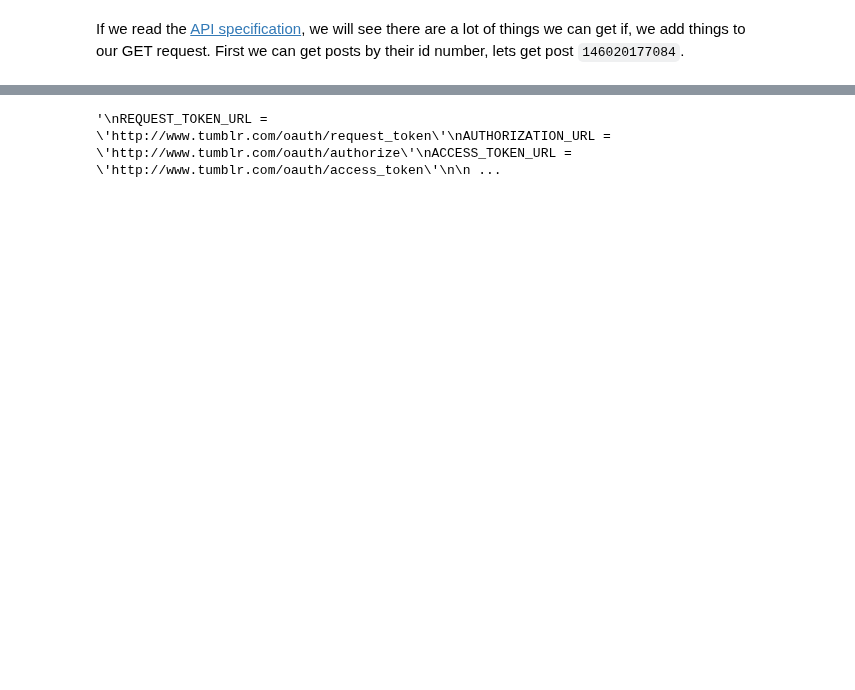
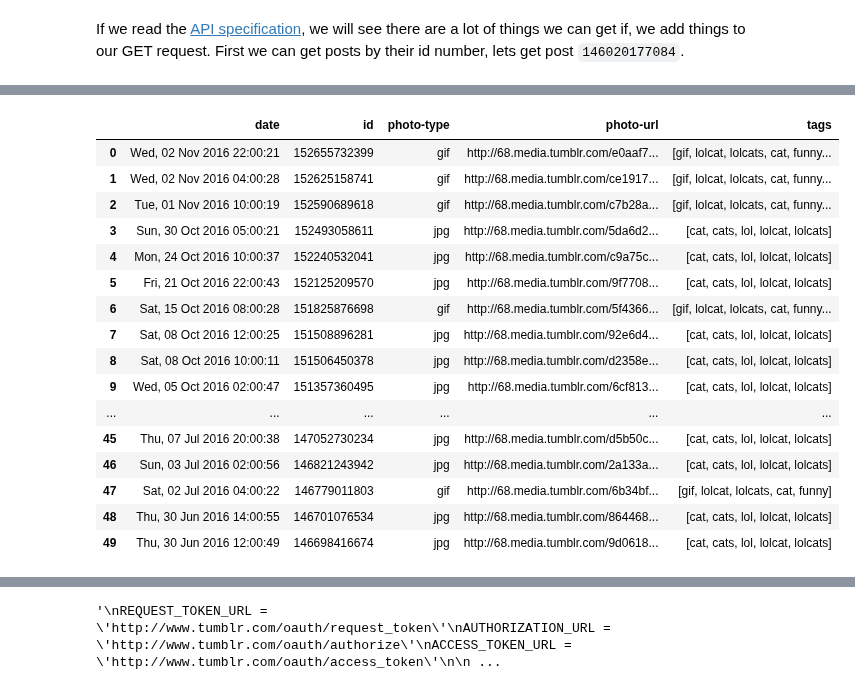
Before and after one commit to KnowledgeLab/content_analysis, a Jupyter notebook: notebooks/1-intro.ipynb, the cells around one changed output, grey strips where cells are left out. Drawn from its saved outputs; the diff is of its cells as text; code cells hidden in the pictures; blank space fills up the shorter version.

Commit message:
Added tumblr and pdf stuff

```diff
--- a/notebooks/1-intro.ipynb
+++ b/notebooks/1-intro.ipynb
@@ -312 +319,73 @@ with open('lolcat.gif', 'wb') as f:
+# %%
+#Putting a max in case the blog has millions of images
+#The given max will be rounded up to the nearest multiple of 50
+def tumblrImageScrape(blogName, maxImages = 200):
+    #Restating this here so the function isn't dependent on any external variables
+    tumblrAPItarget = 'http://{}.tumblr.com/api/read/json'
+
+    #There are a bunch of possible locations for the photo url
+    possiblePhotoSuffixes = [1280, 500, 400, 250, 100]
+
+    #We will convert this to a DataFrame at the end
+    postsData = {
+        'id' : [],
+        'photo-url' : [],
+        'date' : [],
+        'tags' : [],
+        'photo-type' : []
+    }
+
+    #Tumblr limits us to a max of 50 posts per request
+    for requestNum in range(maxImages // 50):
+        requestParams = {
+            'start' : requestNum * 50,
+            'num' : 50,
+            'type' : 'photo'
+        }
+        r = requests.get(tumblrAPItarget.format(blogName), params = requestParams)
+        requestDict = json.loads(r.text[len('var tumblr_api_read = '):-2])
+        for postDict in requestDict['posts']:
+            #We are dealing with uncleaned data, we cannot trust it
+            try:
+                postsData['id'].append(postDict['id'])
+                postsData['date'].append(postDict['date'])
+                postsData['tags'].append(postDict['tags'])
+            except KeyError as e:
+                raise KeyError("Post {} from {} is missing: {}".format(postDict['id'], blogName, e))
+
+            foundSuffix = False
+            for suffix in possiblePhotoSuffixes:
+                try:
+                    photoURL = postDict['photo-url-{}'.format(suffix)]
+                    postsData['photo-url'].append(photoURL)
+                    postsData['photo-type'].append(photoURL.split('.')[-1])
+                    foundSuffix = True
+                    break
+                except KeyError:
+                    pass
+            if not foundSuffix:
+                #Make sure your error messages are useful
+                #You will be one of the users
+                raise KeyError("Post {} from {} is missing a photo url".format(postDict['id'], blogName))
+
+    return pandas.DataFrame(postsData)
+tumblrImageScrape('lolcats-lol-cat', 50)
+# %% [output]
+|  | date | id | photo-type | photo-url | tags |
+| 0 | Wed, 02 Nov 2016 22:00:21 | 152655732399 | gif | http://68.media.tumblr.com/e0aaf7... | [gif, lolcat, lolcats, cat, funny... |
+| 1 | Wed, 02 Nov 2016 04:00:28 | 152625158741 | gif | http://68.media.tumblr.com/ce1917... | [gif, lolcat, lolcats, cat, funny... |
+| 2 | Tue, 01 Nov 2016 10:00:19 | 152590689618 | gif | http://68.media.tumblr.com/c7b28a... | [gif, lolcat, lolcats, cat, funny... |
+| 3 | Sun, 30 Oct 2016 05:00:21 | 152493058611 | jpg | http://68.media.tumblr.com/5da6d2... | [cat, cats, lol, lolcat, lolcats] |
+| 4 | Mon, 24 Oct 2016 10:00:37 | 152240532041 | jpg | http://68.media.tumblr.com/c9a75c... | [cat, cats, lol, lolcat, lolcats] |
+| 5 | Fri, 21 Oct 2016 22:00:43 | 152125209570 | jpg | http://68.media.tumblr.com/9f7708... | [cat, cats, lol, lolcat, lolcats] |
+| 6 | Sat, 15 Oct 2016 08:00:28 | 151825876698 | gif | http://68.media.tumblr.com/5f4366... | [gif, lolcat, lolcats, cat, funny... |
+| 7 | Sat, 08 Oct 2016 12:00:25 | 151508896281 | jpg | http://68.media.tumblr.com/92e6d4... | [cat, cats, lol, lolcat, lolcats] |
+| 8 | Sat, 08 Oct 2016 10:00:11 | 151506450378 | jpg | http://68.media.tumblr.com/d2358e... | [cat, cats, lol, lolcat, lolcats] |
+| 9 | Wed, 05 Oct 2016 02:00:47 | 151357360495 | jpg | http://68.media.tumblr.com/6cf813... | [cat, cats, lol, lolcat, lolcats] |
+| ... | ... | ... | ... | ... | ... |
+| 45 | Thu, 07 Jul 2016 20:00:38 | 147052730234 | jpg | http://68.media.tumblr.com/d5b50c... | [cat, cats, lol, lolcat, lolcats] |
+| 46 | Sun, 03 Jul 2016 02:00:56 | 146821243942 | jpg | http://68.media.tumblr.com/2a133a... | [cat, cats, lol, lolcat, lolcats] |
+| 47 | Sat, 02 Jul 2016 04:00:22 | 146779011803 | gif | http://68.media.tumblr.com/6b34bf... | [gif, lolcat, lolcats, cat, funny] |
+| 48 | Thu, 30 Jun 2016 14:00:55 | 146701076534 | jpg | http://68.media.tumblr.com/864468... | [cat, cats, lol, lolcat, lolcats] |
+| 49 | Thu, 30 Jun 2016 12:00:49 | 146698416674 | jpg | http://68.media.tumblr.com/9d0618... | [cat, cats, lol, lolcat, lolcats] |
 # %% [markdown]
```
Also changed, not shown: parts of 16 cells of this notebook, 2 other files.
